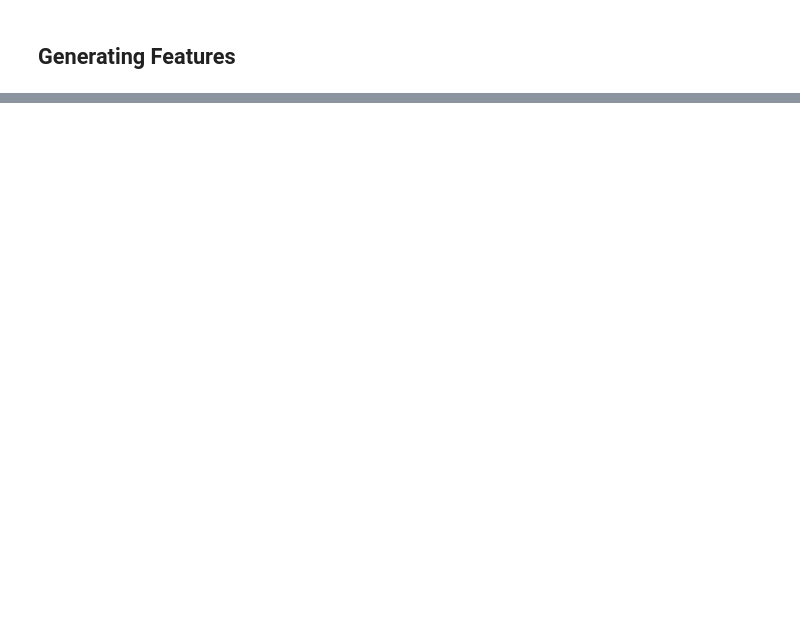
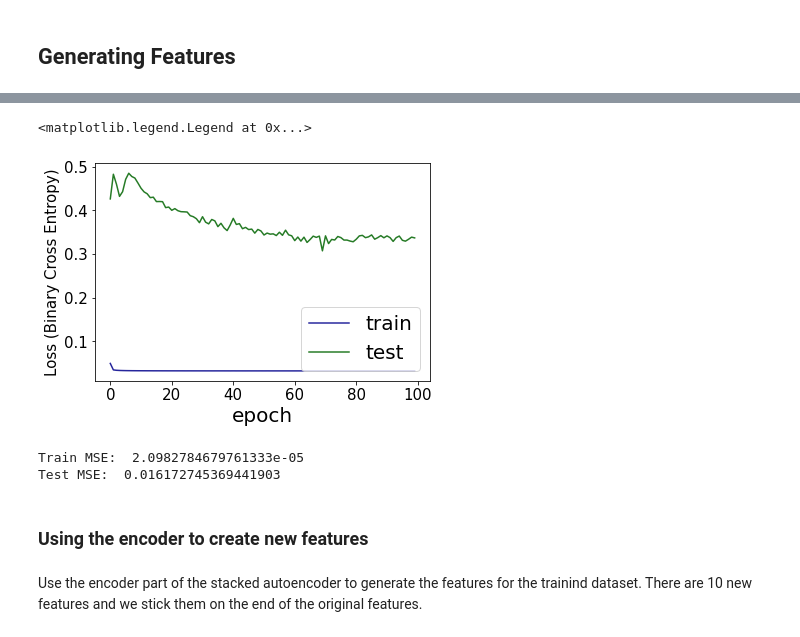
Before and after one commit to Fabio-RibeiroB/BBK-Applied-ML, a Jupyter notebook: BBK_AML_CW.ipynb, the cells around one changed output, grey strips where cells are left out. Drawn from its saved outputs; the diff is of its cells as text; code cells hidden in the pictures; blank space fills up the shorter version.

```diff
--- a/BBK_AML_CW.ipynb
+++ b/BBK_AML_CW.ipynb
@@ -79,0 +322,31 @@ dtype: int64
+# %%
+ if path.isfile('./history.json'):
+
+   history_dict = json.load(open('./history.json', 'r')) # get history json locally
+
+else:
+
+  history_dict = json.load(open(root+'/history.json', 'r')) # or get json from drive
+
+plt.plot(history_dict['loss'], color='darkblue', alpha=0.85)
+plt.plot(history_dict['val_loss'], color='darkgreen', alpha=0.85)
+plt.ylabel('Loss (Binary Cross Entropy)', fontsize=15)
+#plt.ylim((0.0,0.1))
+plt.xticks(fontsize=15)
+plt.yticks(fontsize=15)
+plt.xlabel('epoch', fontsize=20)
+plt.legend(['train', 'test'], fontsize=20)#, loc='center right')
+# %% [output]
+<matplotlib.legend.Legend at 0x...>
+[figure, added]
+# %%
+# MSE check
+print('Train MSE: ', mean_squared_error(X_train, stacked_autoencoder.predict(X_train)))
+print('Test MSE: ', mean_squared_error(X_test, stacked_autoencoder.predict(X_test)))
+# %% [output]
+Train MSE:  2.0982784679761333e-05
+Test MSE:  0.016172745369441903
+# %% [markdown]
+### Using the encoder to create new features
+# %% [markdown]
+Use the encoder part of the stacked autoencoder to generate the features for the trainind dataset. There are 10 new features and we stick them on the end of the original features.
```
Also changed, not shown: parts of 73 cells of this notebook.
